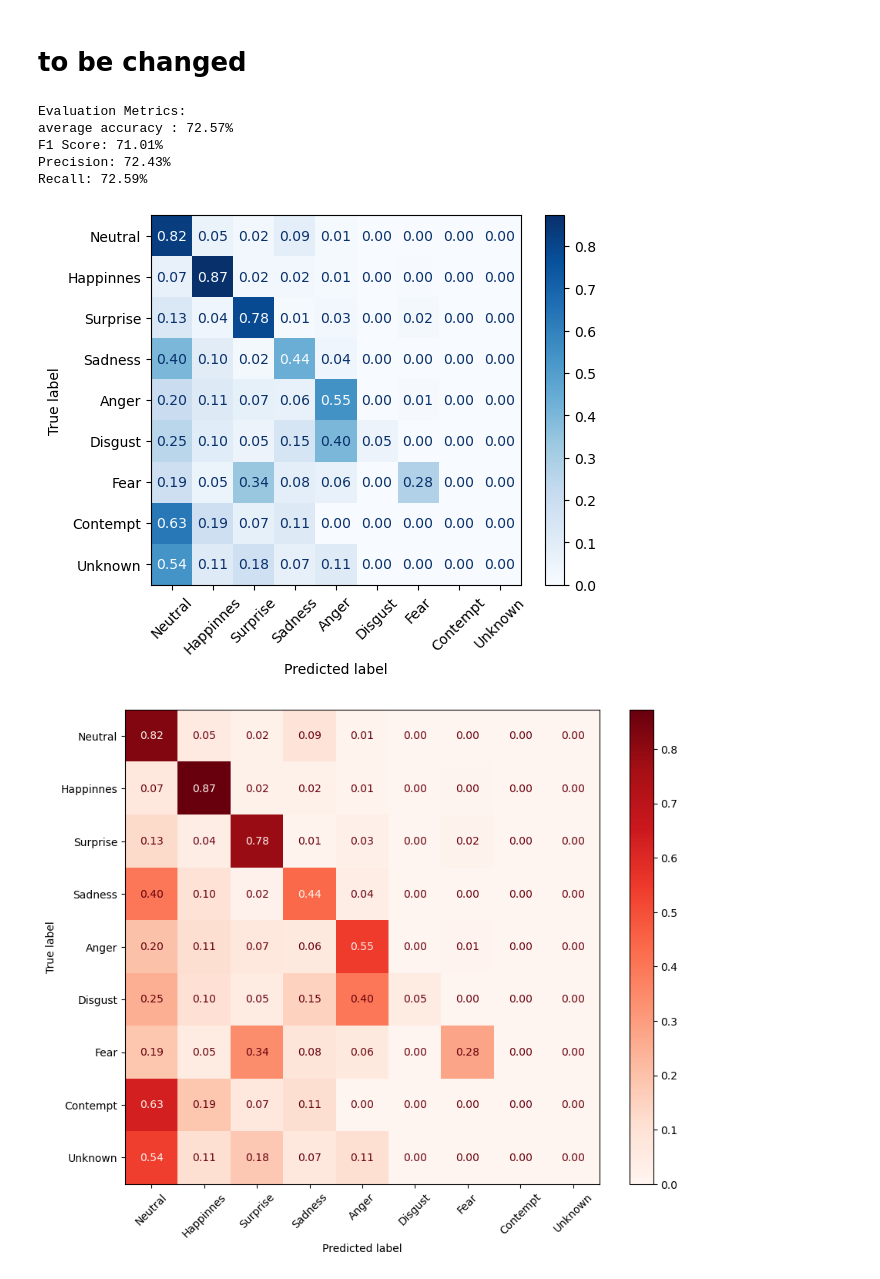
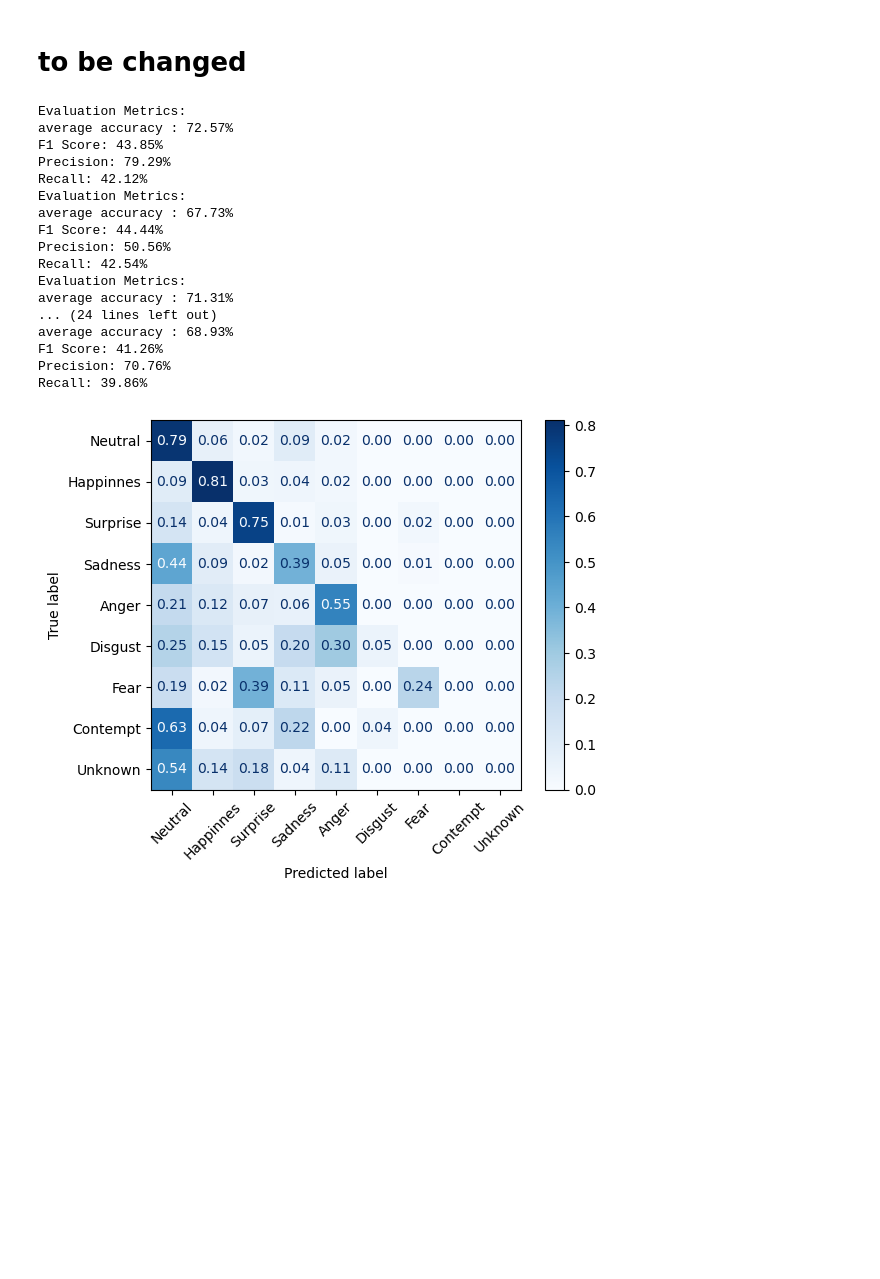
Before and after one commit to AsserElfeki/FER2013-transfer_learning, a Jupyter notebook: Expression_Classification copy.ipynb, the cells around one changed output. Drawn from its saved outputs; the diff is of its cells as text; code cells hidden in the pictures; blank space fills up the shorter version.

```diff
--- a/Expression_Classification copy.ipynb
+++ b/Expression_Classification copy.ipynb
@@ -137,21 +137,23 @@ def write_to_table (epochs, optimizer ,criterion, batch_size, learning_rate, act
 
         if csvfile.tell() == 0:
             # Write the column headers
-            writer.writerow(['trial', 'Batch size', 'Epochs', 'Activation function', 'Loss function', 'Initial Learning rate', 'Optimizer', 'Scheduler', 'dropout rate',
+            writer.writerow(['trial', 'Batch size', 'Epochs', 'Activation function', 'Loss function', 'Initial Learning rate', 'Optimizer', 'Scheduler', 'dropout rate', 'Augmentations',
+                             'f1_score', 'recall_score', 'precision_score',
+                             'Min training accuracy %', 'Average training accuracy %', 'Max training accuracy %',
+                             'Min validation accuracy %', 'Average validation accuracy %',  'Max validation accuracy %',
                              'Min training loss', 'Average training loss', 'Max training loss',
-                             'Min training accuracy %', 'Average training accuracy %', 'Max training accuracy %',
                              'Min validation loss', 'Average validation loss', 'Max validation loss',
-                             'Min validation accuracy %', 'Average validation accuracy %',  'Max validation accuracy %',
-                             'Augmentations', 'f1_score', 'recall_score', 'precision_score', 'Max train acc was at',  'Max valid acc was at',
+                             'Max train acc was at',  'Max valid acc was at',
                              'Total time','Device'])
 
         # Write the row of data
-        writer.writerow([trial_id, batch_size, epochs, activation_func, criterion, learning_rate, optimizer, scheduler, dropout,
+        writer.writerow([trial_id, batch_size, epochs, activation_func, criterion, learning_rate, optimizer, scheduler, dropout, aug,
+                         round(f1, 2), round(recall_score, 2), round (precision_score, 2),
+                         round(min(train_accuracy), 2), round(sum(train_accuracy) / len(train_accuracy), 2), round(max(train_accuracy), 2),
+                         round(min(valid_accuracy), 2), round(sum(valid_accuracy) / len(valid_accuracy), 2), round(max(valid_accuracy), 2),
                          round(min(train_loss), 2), round(sum(train_loss) / len(train_loss), 2), round(max(train_loss), 2),
-                         round(min(train_accuracy), 2), round(sum(train_accuracy) / len(train_accuracy), 2), round(max(train_accuracy), 2),
                          round(min(valid_loss), 2), round(sum(valid_loss) / len(valid_loss), 2), round(max(valid_loss), 2),
-                         round(min(valid_accuracy), 2), round(sum(valid_accuracy) / len(valid_accuracy), 2), round(max(valid_accuracy), 2),
-                         aug, round(f1, 2), round(recall_score, 2), round (precision_score, 2), f"{train_epoch_with_max_acc}th epoch" , f"{valid_epoch_with_max_acc}th epoch",
+                         f"{train_epoch_with_max_acc}th epoch" , f"{valid_epoch_with_max_acc}th epoch",
                          time.strftime('%H:%M:%S', time.gmtime(elapsed_time)), device_name])
 # %%
 def create_plot(epochs, train_accuracy, valid_accuracy, train_loss, valid_loss):
@@ -306,16 +308,16 @@ def train_and_validate(epochs, optimizer, scheduler , criterion, model, trainloa
     # true_labels = label_binarize(true_labels, classes=list(range(10)))
 
     # Calculate evaluation metrics
-    f1 = f1_score(true_labels, predicted_labels, average='weighted')
-    precision = precision_score(true_labels, predicted_labels, average='weighted', zero_division=1)
-    recall = recall_score(true_labels, predicted_labels, average='weighted')
+    f1 = f1_score(true_labels, predicted_labels, average='macro')
+    precision = precision_score(true_labels, predicted_labels, average='macro', zero_division=1)
+    recall = recall_score(true_labels, predicted_labels, average='macro')
     # confusion_mat = confusion_matrix(true_labels, predicted_labels)
 
 
     cm_display = ConfusionMatrixDisplay.from_predictions(y_true=true_labels, y_pred=predicted_labels, normalize='true', display_labels=classes)
     fig, ax = plt.subplots(figsize=(12,10))
     cm_display.plot(ax=ax, cmap='Blues', values_format='0.2f', xticks_rotation=45)
-    path = os.path.join(outputs_path, f'plots/cm-{trial_id}.png')
+    path = os.path.join(outputs_path, f'plots/cm_{trial_id}.png')
     # Save the plot to a file
     # plt.xticks(rotation=45)
     plt.savefig(path)
@@ -350,12 +352,12 @@ def train_and_validate(epochs, optimizer, scheduler , criterion, model, trainloa
 criterions = [nn.CrossEntropyLoss()]
 optimizers = [optim.SGD]
 activations = [F.relu]
-learning_rates = [0.01, 0.1]
+learning_rates = [0.01]
 epochs = [100]
-batch_size = [32]
+batch_size = [32, 64]
 schedulers = [optim.lr_scheduler.ExponentialLR]
 device = [torch.device("mps")]
-dropout_rates = [0]
+dropout_rates = [0, 0.1]
 augmentations = [True, False]
 # %%
 # Create all possible parameter combinations
@@ -364,7 +366,7 @@ parameter_grid = itertools.product(learning_rates, batch_size, epochs, scheduler
 torchmetrics_accuracy = Accuracy(task='multiclass', num_classes=10).to(device[0])
 # %%
 # test model on the test data set
-def test_model(model, test_loader):
+def test_model(model, test_loader, trial_id):
     # model.to('cpu')
     classes = [
     'Neutral',
@@ -407,9 +409,9 @@ def test_model(model, test_loader):
 
 
             # Calculate evaluation metrics
-        f1 = f1_score(true_labels, predicted_labels, average='weighted')
-        precision = precision_score(true_labels, predicted_labels, average='weighted', zero_division=1)
-        recall = recall_score(true_labels, predicted_labels, average='weighted')
+        f1 = f1_score(true_labels, predicted_labels, average='macro')
+        precision = precision_score(true_labels, predicted_labels, average='macro', zero_division=1)
+        recall = recall_score(true_labels, predicted_labels, average='macro')
 
         cm_display = ConfusionMatrixDisplay.from_predictions(y_true=true_labels, y_pred=predicted_labels, normalize='true', display_labels=classes, cmap='Blues', values_format='0.2f', xticks_rotation=45)
         fig, ax = plt.subplots(figsize=(10,8))
@@ -421,7 +423,7 @@ def test_model(model, test_loader):
         print(f"F1 Score: {100* f1 :.2f}%")
         print(f"Precision: {100* precision :.2f}%")
         print(f"Recall: {100* recall :.2f}%")
-        plt.show()
+        plt.savefig(f"{outputs_path}/plots/cm_{trial_id}Test.png")
         plt.close()
 # %%
 for i, params in enumerate(parameter_grid):
@@ -473,36 +475,48 @@ for i, params in enumerate(parameter_grid):
             x = self.fc3(x)
             return x
 
     torch.manual_seed(42)
     torch.mps.manual_seed(42)
     model = Net()
     model.to(device)
     train_and_validate(epochs, optimizer, scheduler , criterion, model, trainloader, validloader, batch_size, learning_rate, activation, i+1, device, dropout, augmentation)
     # save model
     torch.save(model.state_dict(), f'{outputs_path}/models/trial_{i+1}.pth')
     plt.savefig(f"{outputs_path}/plots/accuracy-loss_{i+1}.png")
     plt.close()
     plt.close('all')
 
 
     testloader = torch.utils.data.DataLoader(test_dataset, batch_size=batch_size, shuffle=False, num_workers=0)
-    test_model(model, test_loader=testloader)
+    test_model(model, testloader, i+1)
 
     # make sure there is no memory leaks
     torch.mps.empty_cache()
     # clear ram
     del model
     # free memory
     import gc
     gc.collect()
     # free dataloader memory
     del trainloader
     del validloader
+    del testloader
 # %% [output]
 Evaluation Metrics:
 average accuracy : 72.57%
-F1 Score: 71.01%
-Precision: 72.43%
-Recall: 72.59%
+F1 Score: 43.85%
+Precision: 79.29%
+Recall: 42.12%
+Evaluation Metrics:
+average accuracy : 67.73%
+F1 Score: 44.44%
+Precision: 50.56%
+Recall: 42.54%
+Evaluation Metrics:
+average accuracy : 71.31%
+... (24 lines left out)
+average accuracy : 68.93%
+F1 Score: 41.26%
+Precision: 70.76%
+Recall: 39.86%
-[figure, old version]
+[figure, new version]
-[figure, removed]
```
Also changed, not shown: parts of 2 cells of this notebook, 4 other files.
